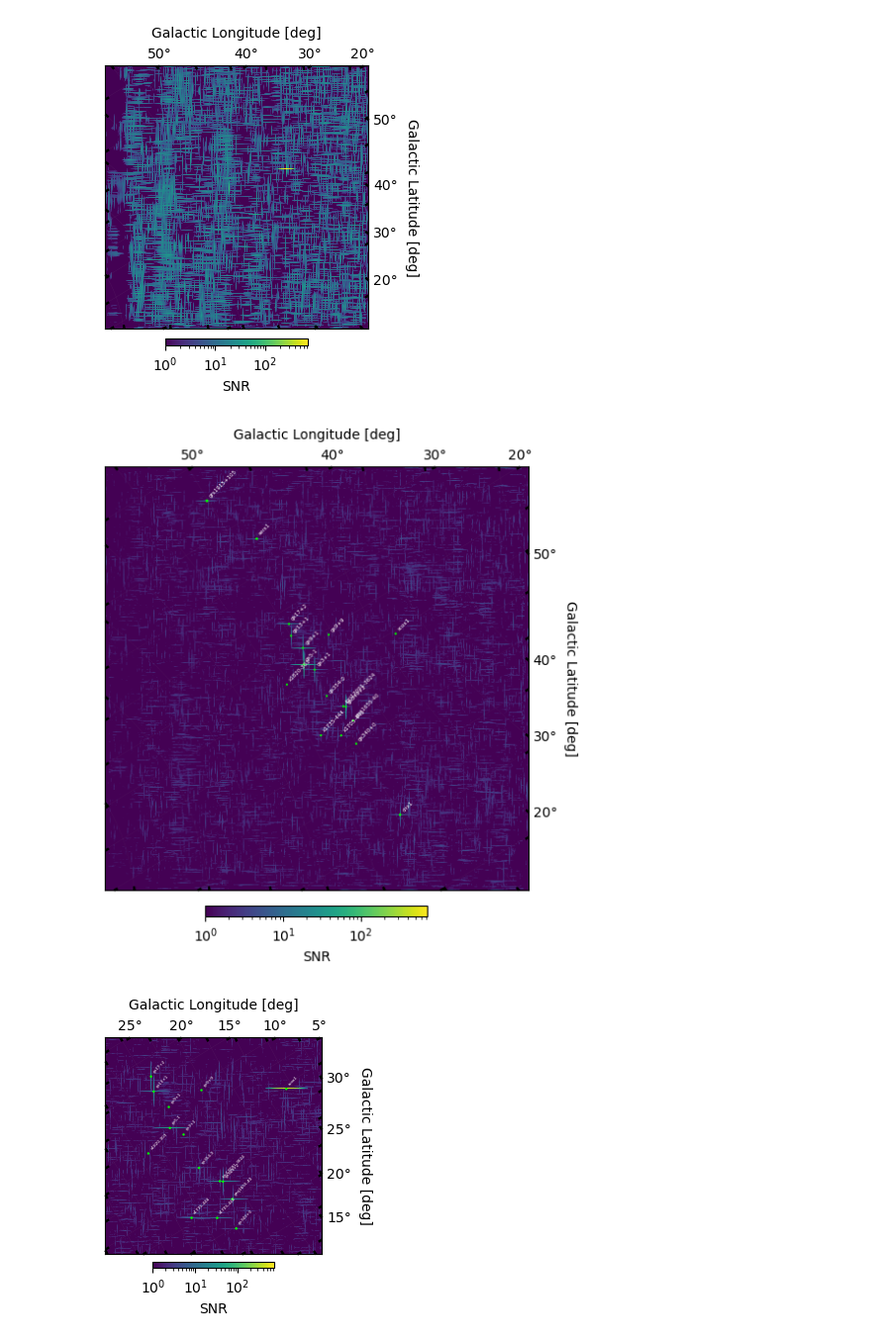
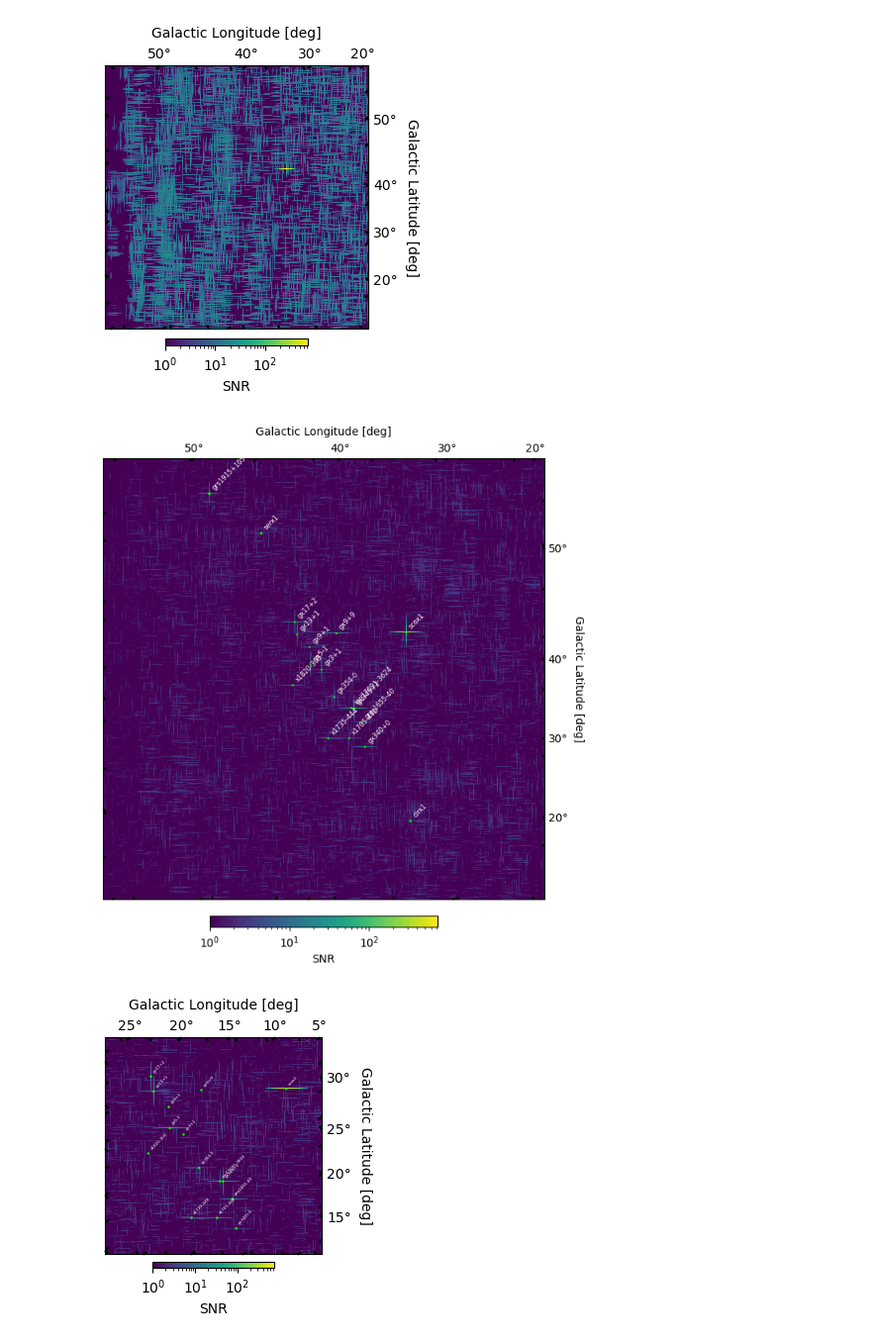
Before and after one commit to EdoardoGiancarli/LearningCodedMasks, a Jupyter notebook: IROS/PAPER_RecImgs.ipynb, the cells around one changed output. Shown at 99% size. Cells and saved outputs as stored; diff of their text form; code cells hidden in the pictures.

```diff
--- a/IROS/PAPER_RecImgs.ipynb
+++ b/IROS/PAPER_RecImgs.ipynb
@@ -207,19 +205,20 @@ show_composed_skymap(
 # %%
 KWS_comp = {
     'ticks_spacing': 10,
     'txt_offset': (10, 30),
-    'txt_visual': {'textangle': 45, 'color': 'white', 'fontsize': 4},
-    'figsize': (6, 6),
+    'txt_visual': {'textangle': 45, 'color': 'white', 'fontsize': 6},
+    'figsize': (7.5, 7.5),
 }
 show_composed_skymap(
     image=transf(out_comp),
     wcs=wcs,
     reg=reg,
     save_to=f'{OUT_RESULTS_PATH}/composed_OUTSKY.pdf',
+    # save_options=dict(bbox_inches=0.0, pad_inches=-0.5),
     **KWS_comp,
 )
 # %% [output]
-[figure, old version]
+[figure, new version]
 # %%
 from astropy.nddata import Cutout2D
 from astropy.coordinates import SkyCoord
```
Also changed, not shown: parts of 1 cell of this notebook.
